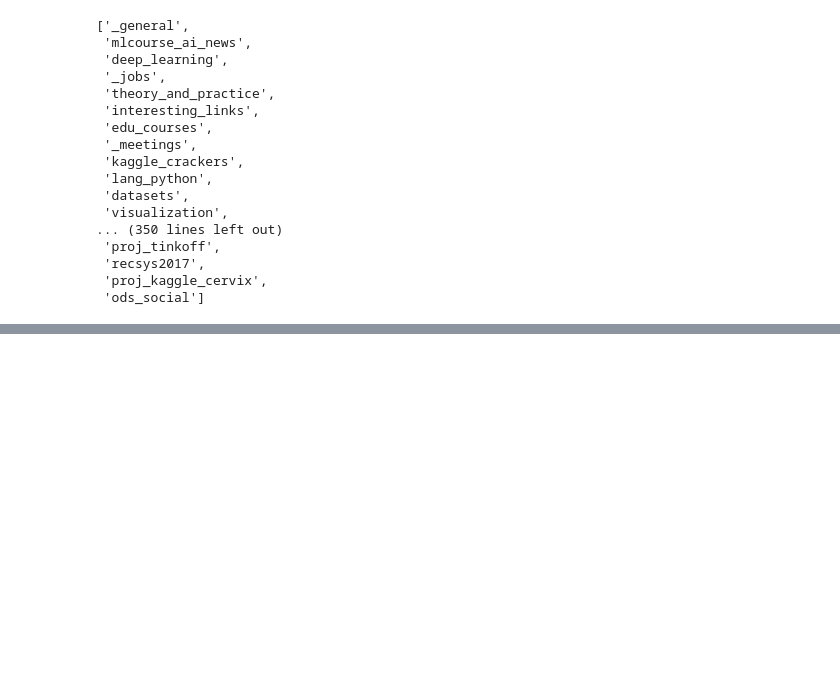
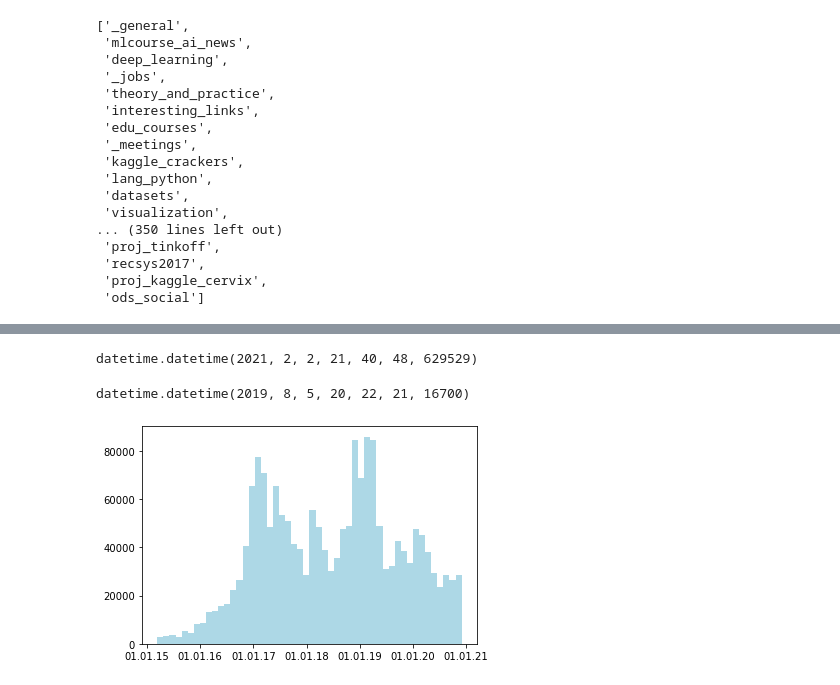
Before and after one commit to KonstantinKlepikov/infection-temporal-graph, a Jupyter notebook: data_parsing.ipynb, the cells around one changed output, grey strips where cells are left out. Drawn from its saved outputs; the diff is of its cells as text; code cells hidden in the pictures; blank space fills up the shorter version.

Commit message:
time destribution

```diff
--- a/data_parsing.ipynb
+++ b/data_parsing.ipynb
@@ -254,4 +281,27 @@ def sourcer(path_, _s_set, _prefix=''):
+# %%
+def unic_counter(path_, _s_set):
+    count = 0
+    event = 0
+    ts = []
+    names = os.listdir(path_)
+    s_path = os.path.realpath(path_)
+    for name in names:
+        fullpath = os.path.join(s_path, name)
+        if os.path.isdir(fullpath):
+            inside = os.listdir(fullpath)
+            for i in inside:
+                inpath = os.path.join(fullpath, i)
+                if os.path.splitext(inpath)[1] == '.json':
+                    with open(inpath, 'r') as file_open:
+                        loaded = json.loads(file_open.read())
+                        for i in loaded:
+                            _s_set.update(i.keys())
+                            if i['type'] == 'message':
+                                event +=1
+                                ts.append(i['ts'])
+                        count += 1
+    return _s_set, count, event, ts
 # %%
-s = sourcer(path_, _s_set)
+s, count, event, ts = unic_counter(path_, _s_set)
 # %%
 s
@@ -257,0 +352,10 @@ s
+# %%
+datetime.fromtimestamp(time.time())
+# %% [output]
+datetime.datetime(2021, 2, 2, 21, 40, 48, 629529)
+# %%
+datetime.fromtimestamp(float(ts[0]))
+# %% [output]
+datetime.datetime(2019, 8, 5, 20, 22, 21, 16700)
+# %%
+dt = [datetime.fromtimestamp(float(i)) for i in ts]
@@ -257,0 +364,10 @@ s
+# %%
+mpl_dt = mdates.date2num(dt)
+# %%
+fig, ax = plt.subplots(1,1)
+ax.hist(mpl_dt, bins=50, color='lightblue')
+ax.xaxis.set_major_locator(mdates.YearLocator())
+ax.xaxis.set_major_formatter(mdates.DateFormatter('%d.%m.%y'))
+plt.show()
+# %% [output]
+[figure, added]
```
Also changed, not shown: parts of 23 cells of this notebook.
